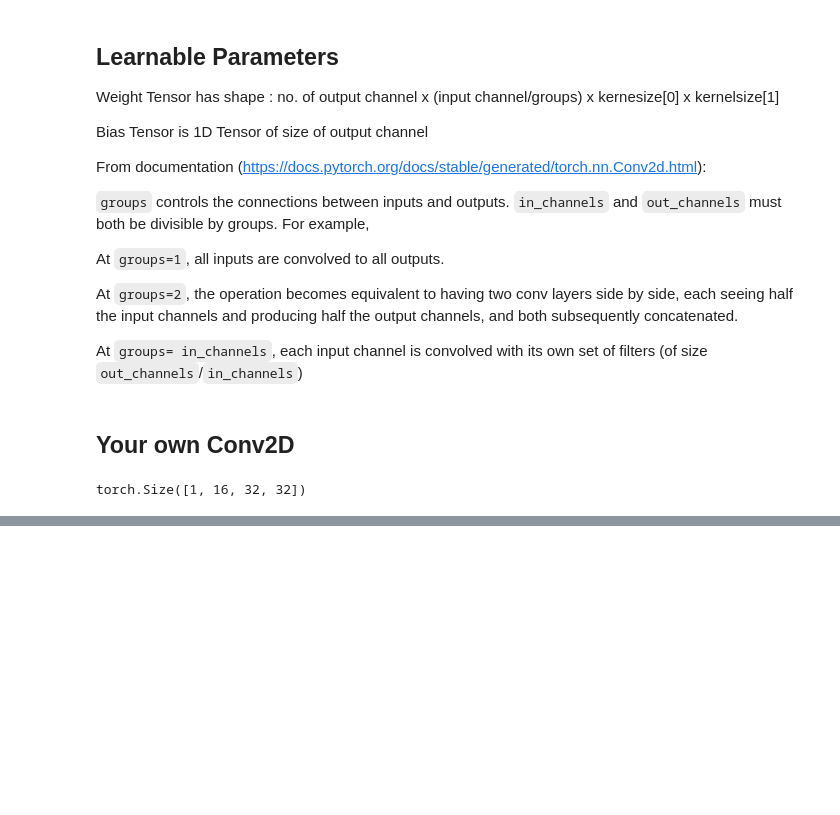
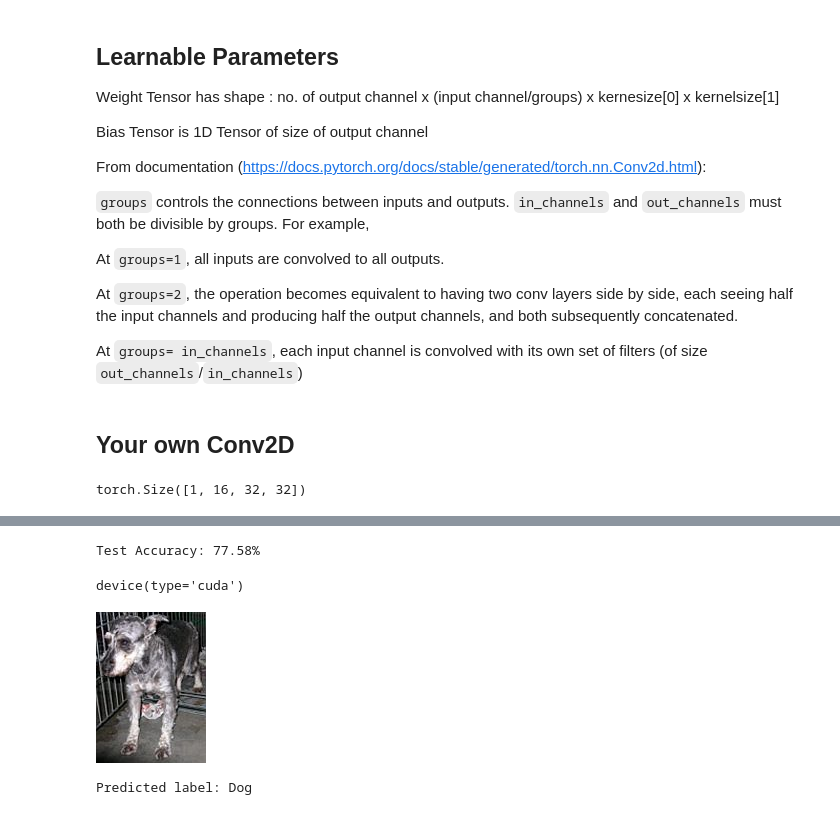
Before and after one commit to rahulbhadani/CPE487587_SP26, a Jupyter notebook: Code/Chapter_05_Deep_Learning_For_Sequence_Data.ipynb, the cells around one changed output, grey strips where cells are left out. Saved outputs shown, nothing was run; the diff lists cells and outputs as text; code cells hidden in the pictures; blank space fills up the shorter version.

```diff
--- a/Code/Chapter_05_Deep_Learning_For_Sequence_Data.ipynb
+++ b/Code/Chapter_05_Deep_Learning_For_Sequence_Data.ipynb
@@ -352,0 +560,46 @@ torch.Size([1, 16, 32, 32])
+# %%
+# Evaluate the model on the test set
+test_loader = DataLoader(test_dataset, batch_size=batch_size)
+model.eval()
+correct = 0
+total = 0
+
+with torch.no_grad():
+    for images, labels in test_loader:
+        images, labels = images.to(device), labels.to(device)
+        outputs = model(images)
+        _, predicted = torch.max(outputs, 1)
+        total += labels.size(0)
+        correct += (predicted == labels).sum().item()
+
+accuracy = 100 * correct / total
+print(f"Test Accuracy: {accuracy:.2f}%")
+# %% [output]
+Test Accuracy: 77.58%
+# %%
+device
+# %% [output]
+device(type='cuda')
+# %%
+# Load the input image
+input_image_path = '../Data/CatsDogs/PetImages/Dog/10001.jpg'
+input_image = Image.open(input_image_path)
+input_image
+# %% [output]
+[figure, added]
+# %%
+input_tensor = transform(input_image).unsqueeze(0)  # Add batch dimension
+
+input_tensor = input_tensor.to(device)
+# Make predictions
+with torch.no_grad():
+    outputs = model(input_tensor)
+    _, predicted_class = torch.max(outputs, 1)
+
+# Map class index to label (0 for cat, 1 for dog)
+class_labels = ['Cat', 'Dog']
+predicted_label = class_labels[predicted_class.item()]
+
+print(f"Predicted label: {predicted_label}")
+# %% [output]
+Predicted label: Dog
```
Also changed, not shown: parts of 13 cells of this notebook.
